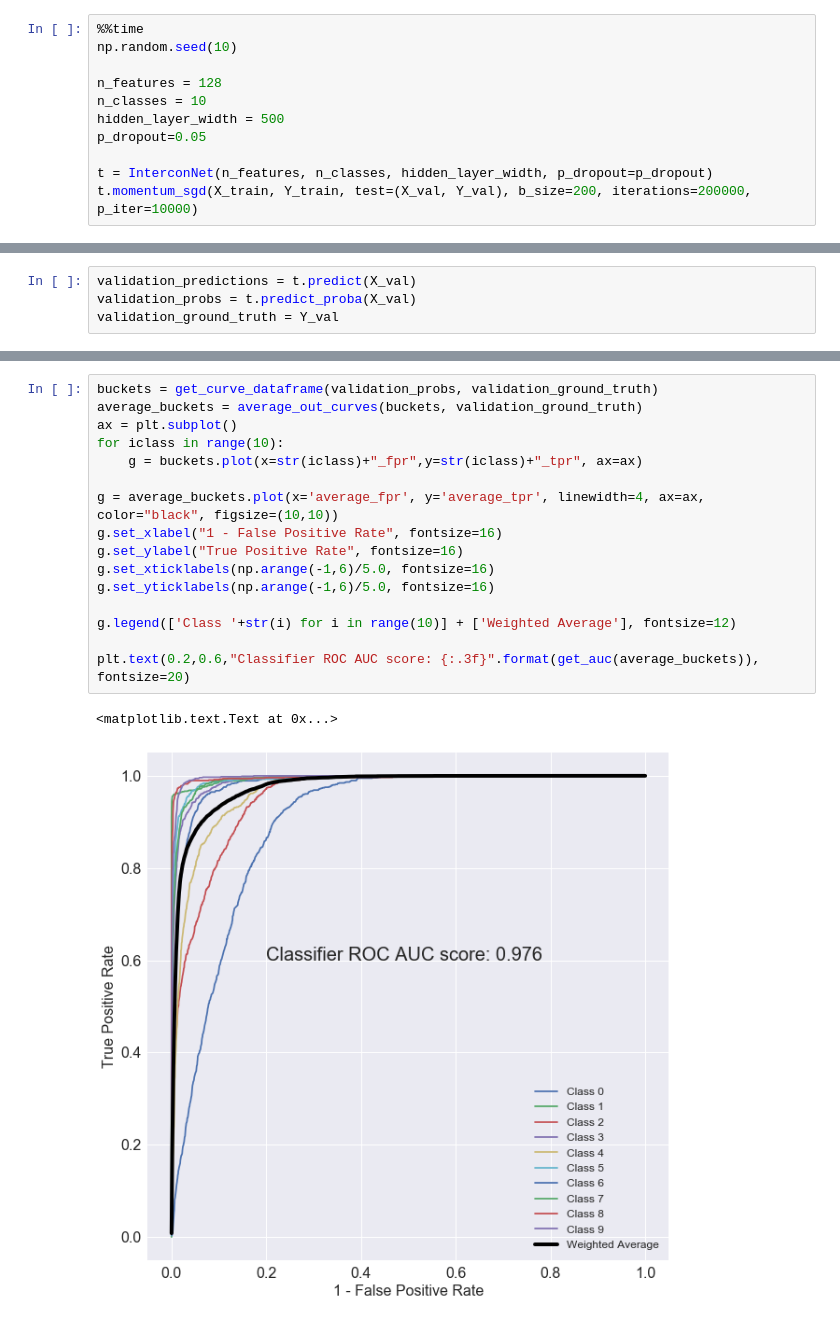
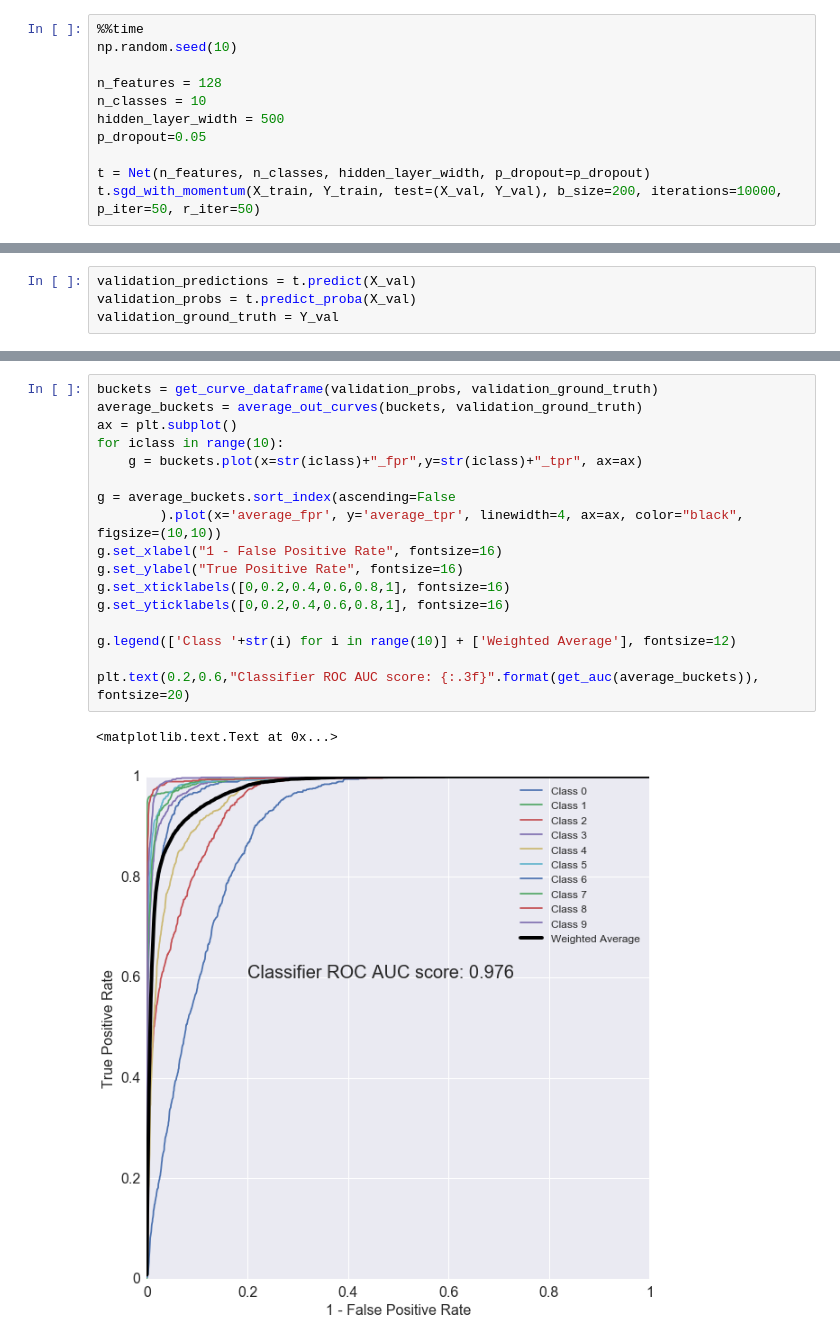
Before and after one commit to elsqueegie/18-sem1-5329-first-assignment, a Jupyter notebook: code/Results.ipynb, the cells around one changed output, grey strips where cells are left out. Saved outputs shown, nothing was run; the diff lists cells and outputs as text.

```diff
--- a/code/Results.ipynb
+++ b/code/Results.ipynb
@@ -390,6 +386,6 @@ n_classes = 10
 hidden_layer_width = 500
 p_dropout=0.05
 
-t = InterconNet(n_features, n_classes, hidden_layer_width, p_dropout=p_dropout)
-t.momentum_sgd(X_train, Y_train, test=(X_val, Y_val), b_size=200, iterations=200000, p_iter=10000)
+t = Net(n_features, n_classes, hidden_layer_width, p_dropout=p_dropout)
+t.sgd_with_momentum(X_train, Y_train, test=(X_val, Y_val), b_size=200, iterations=10000, p_iter=50, r_iter=50)
 # %% [output]
@@ -528,19 +533,20 @@ def get_auc(curvy_bucketframe):
 # %%
 buckets = get_curve_dataframe(validation_probs, validation_ground_truth)
 average_buckets = average_out_curves(buckets, validation_ground_truth)
 ax = plt.subplot()
 for iclass in range(10):
     g = buckets.plot(x=str(iclass)+"_fpr",y=str(iclass)+"_tpr", ax=ax)
 
-g = average_buckets.plot(x='average_fpr', y='average_tpr', linewidth=4, ax=ax, color="black", figsize=(10,10))
+g = average_buckets.sort_index(ascending=False
+        ).plot(x='average_fpr', y='average_tpr', linewidth=4, ax=ax, color="black", figsize=(10,10))
 g.set_xlabel("1 - False Positive Rate", fontsize=16)
 g.set_ylabel("True Positive Rate", fontsize=16)
-g.set_xticklabels(np.arange(-1,6)/5.0, fontsize=16)
-g.set_yticklabels(np.arange(-1,6)/5.0, fontsize=16)
+g.set_xticklabels([0,0.2,0.4,0.6,0.8,1], fontsize=16)
+g.set_yticklabels([0,0.2,0.4,0.6,0.8,1], fontsize=16)
 
 g.legend(['Class '+str(i) for i in range(10)] + ['Weighted Average'], fontsize=12)
 
 plt.text(0.2,0.6,"Classifier ROC AUC score: {:.3f}".format(get_auc(average_buckets)), fontsize=20)
 # %% [output]
 <matplotlib.text.Text at 0x...>
-[figure, old version]
+[figure, new version]
```
Also changed, not shown: parts of 15 cells of this notebook, 1 other file.
